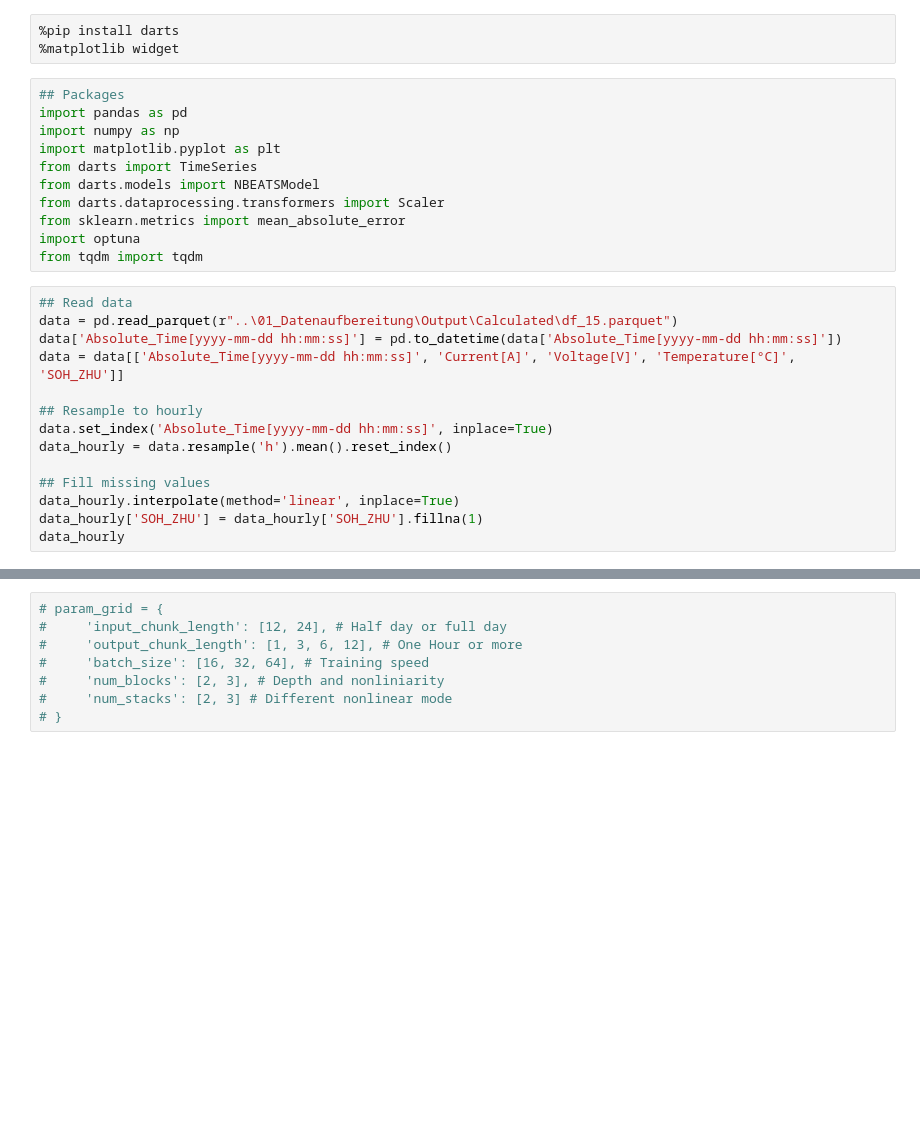
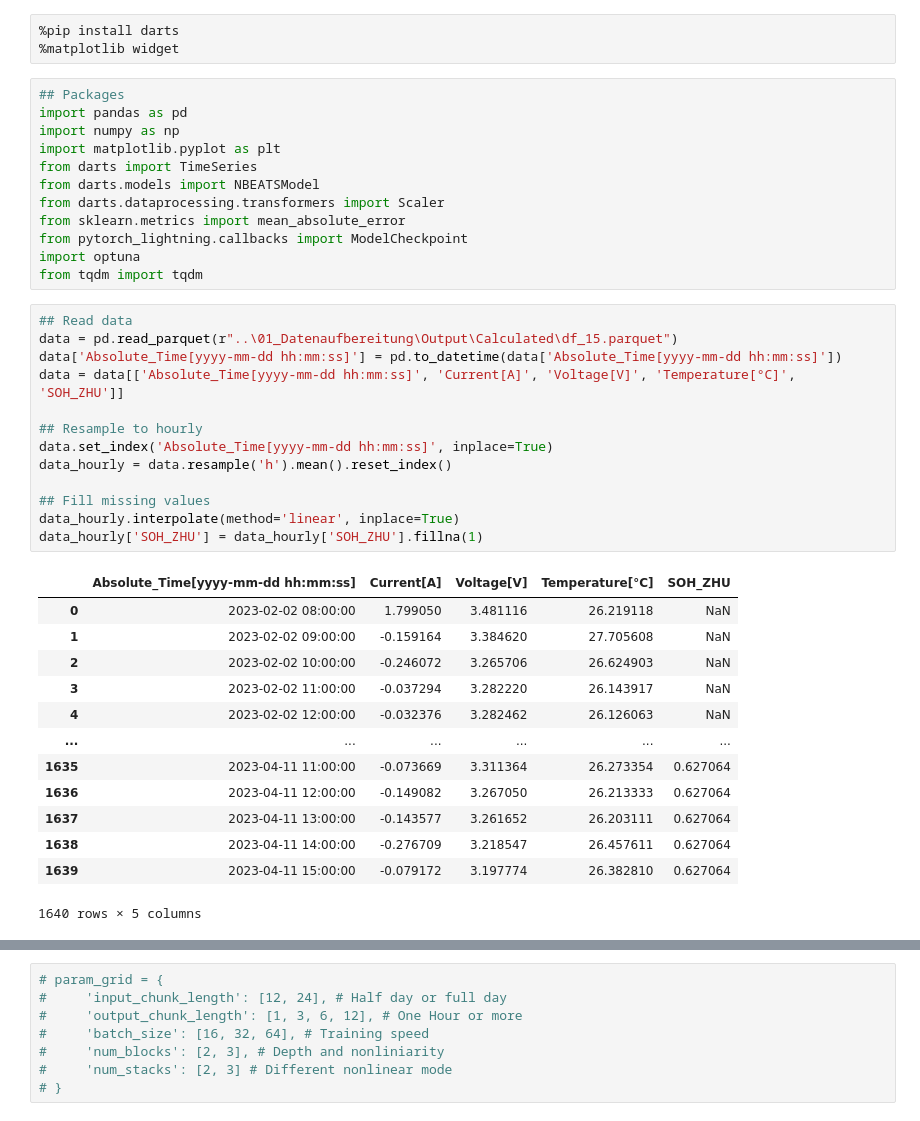
Before and after one commit to zzhuqshun/Thesis, a Jupyter notebook: 02_Nbeats/model.ipynb, the cells around one changed output, grey strips where cells are left out. Saved outputs shown, nothing was run; the diff lists cells and outputs as text; blank space fills up the shorter version.

```diff
--- a/02_Nbeats/model.ipynb
+++ b/02_Nbeats/model.ipynb
@@ -10,22 +10,36 @@ from darts import TimeSeries
 from darts.models import NBEATSModel
 from darts.dataprocessing.transformers import Scaler
 from sklearn.metrics import mean_absolute_error
+from pytorch_lightning.callbacks import ModelCheckpoint
 import optuna
 from tqdm import tqdm
 # %%
 ## Read data
 data = pd.read_parquet(r"..\01_Datenaufbereitung\Output\Calculated\df_15.parquet")
 data['Absolute_Time[yyyy-mm-dd hh:mm:ss]'] = pd.to_datetime(data['Absolute_Time[yyyy-mm-dd hh:mm:ss]'])
 data = data[['Absolute_Time[yyyy-mm-dd hh:mm:ss]', 'Current[A]', 'Voltage[V]', 'Temperature[°C]', 'SOH_ZHU']]
 
 ## Resample to hourly
 data.set_index('Absolute_Time[yyyy-mm-dd hh:mm:ss]', inplace=True)
 data_hourly = data.resample('h').mean().reset_index()
 
 ## Fill missing values
 data_hourly.interpolate(method='linear', inplace=True)
 data_hourly['SOH_ZHU'] = data_hourly['SOH_ZHU'].fillna(1)
-data_hourly
+# %% [output]
+|  | Absolute_Time[yyyy-mm-dd hh:mm:ss] | Current[A] | Voltage[V] | Temperature[°C] | SOH_ZHU |
+| 0 | 2023-02-02 08:00:00 | 1.799050 | 3.481116 | 26.219118 | NaN |
+| 1 | 2023-02-02 09:00:00 | -0.159164 | 3.384620 | 27.705608 | NaN |
+| 2 | 2023-02-02 10:00:00 | -0.246072 | 3.265706 | 26.624903 | NaN |
+| 3 | 2023-02-02 11:00:00 | -0.037294 | 3.282220 | 26.143917 | NaN |
+| 4 | 2023-02-02 12:00:00 | -0.032376 | 3.282462 | 26.126063 | NaN |
+| ... | ... | ... | ... | ... | ... |
+| 1635 | 2023-04-11 11:00:00 | -0.073669 | 3.311364 | 26.273354 | 0.627064 |
+| 1636 | 2023-04-11 12:00:00 | -0.149082 | 3.267050 | 26.213333 | 0.627064 |
+| 1637 | 2023-04-11 13:00:00 | -0.143577 | 3.261652 | 26.203111 | 0.627064 |
+| 1638 | 2023-04-11 14:00:00 | -0.276709 | 3.218547 | 26.457611 | 0.627064 |
+| 1639 | 2023-04-11 15:00:00 | -0.079172 | 3.197774 | 26.382810 | 0.627064 |
+1640 rows × 5 columns
 # %%
 ## Data to time series
 target_series = TimeSeries.from_dataframe(data_hourly, 'Absolute_Time[yyyy-mm-dd hh:mm:ss]', 'SOH_ZHU')
```
Also changed, not shown: parts of 6 cells of this notebook, 1 other file.
